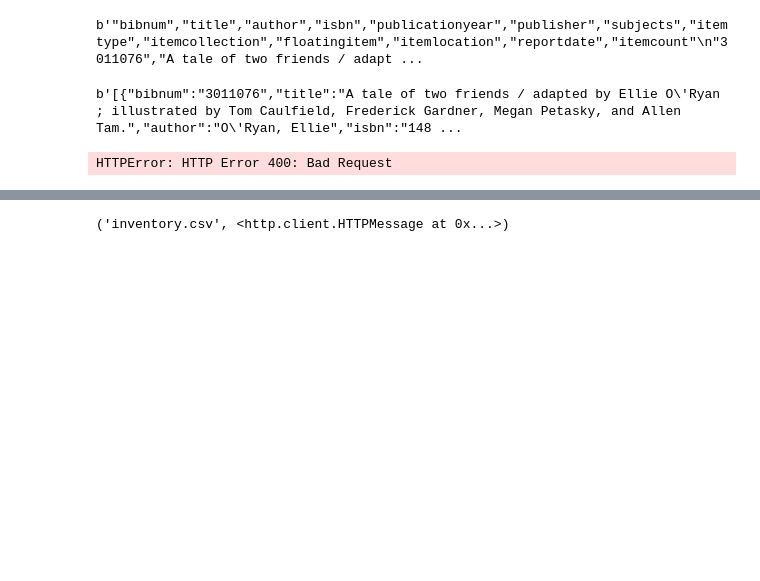
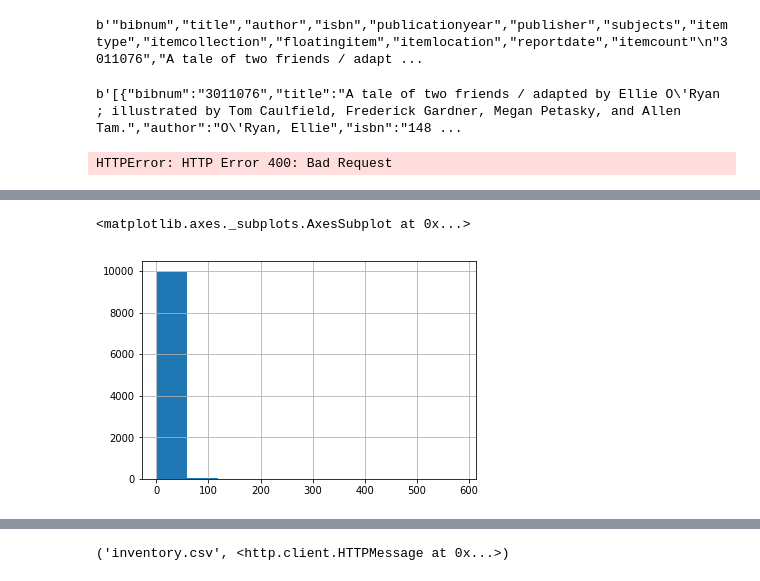
Before and after one commit to foerstner-lab/Bits_and_pieces_for_the_carpentries_workshops, a Jupyter notebook: python/Analyse_Seattle_Library_data.ipynb, the cells around one changed output, grey strips where cells are left out. Drawn from its saved outputs; the diff is of its cells as text; code cells hidden in the pictures; blank space fills up the shorter version.

```diff
--- a/python/Analyse_Seattle_Library_data.ipynb
+++ b/python/Analyse_Seattle_Library_data.ipynb
@@ -96,0 +203,5 @@ HTTPError: HTTP Error 400: Bad Request
+# %%
+checkouts_df["checkouts"].hist()
+# %% [output]
+<matplotlib.axes._subplots.AxesSubplot at 0x...>
+[figure, added]
```
Also changed, not shown: parts of 34 cells of this notebook.
